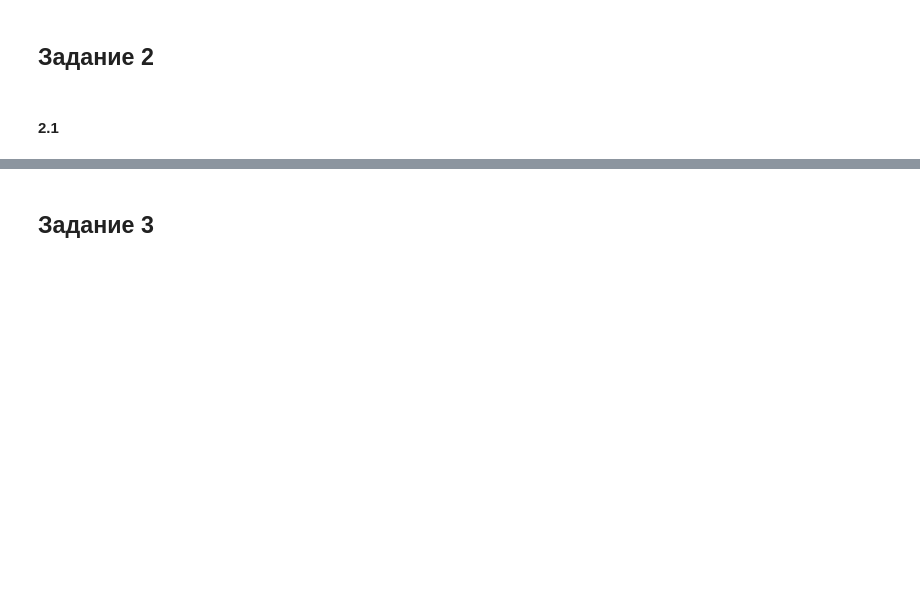
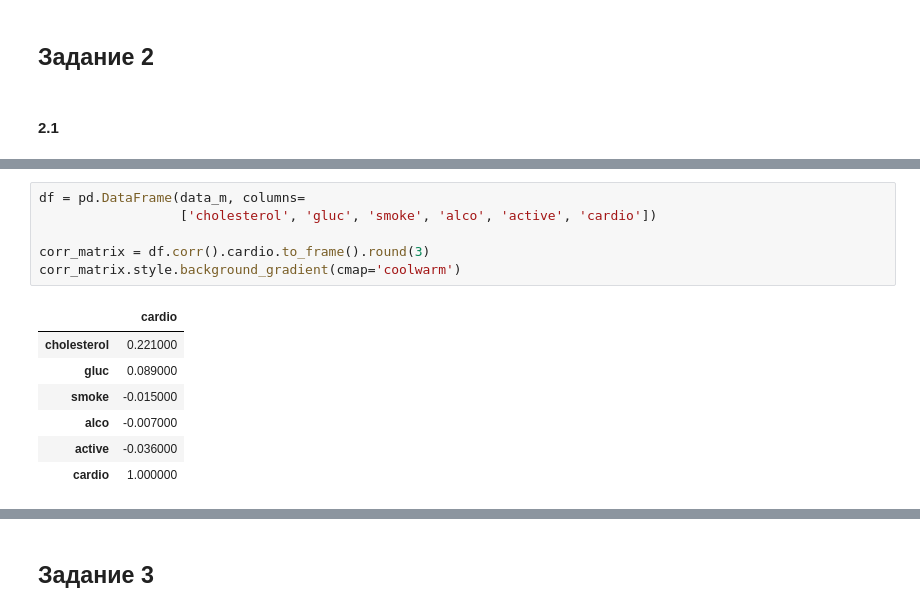
Before and after one commit to MISQZY/abdf, a Jupyter notebook: Практика 4/prac_4.ipynb, the cells around one changed output, grey strips where cells are left out. Cells and saved outputs as stored; diff of their text form; blank space fills up the shorter version.

```diff
--- a/Практика 4/prac_4.ipynb
+++ b/Практика 4/prac_4.ipynb
@@ -41,0 +66,14 @@ data = pd.read_csv('')
+# %%
+df = pd.DataFrame(data_m, columns=
+                  ['cholesterol', 'gluc', 'smoke', 'alco', 'active', 'cardio'])
+
+corr_matrix = df.corr().cardio.to_frame().round(3)
+corr_matrix.style.background_gradient(cmap='coolwarm')
+# %% [output]
+|  | cardio |
+| cholesterol | 0.221000 |
+| gluc | 0.089000 |
+| smoke | -0.015000 |
+| alco | -0.007000 |
+| active | -0.036000 |
+| cardio | 1.000000 |
```
Also changed, not shown: parts of 6 cells of this notebook, 2 other files.
